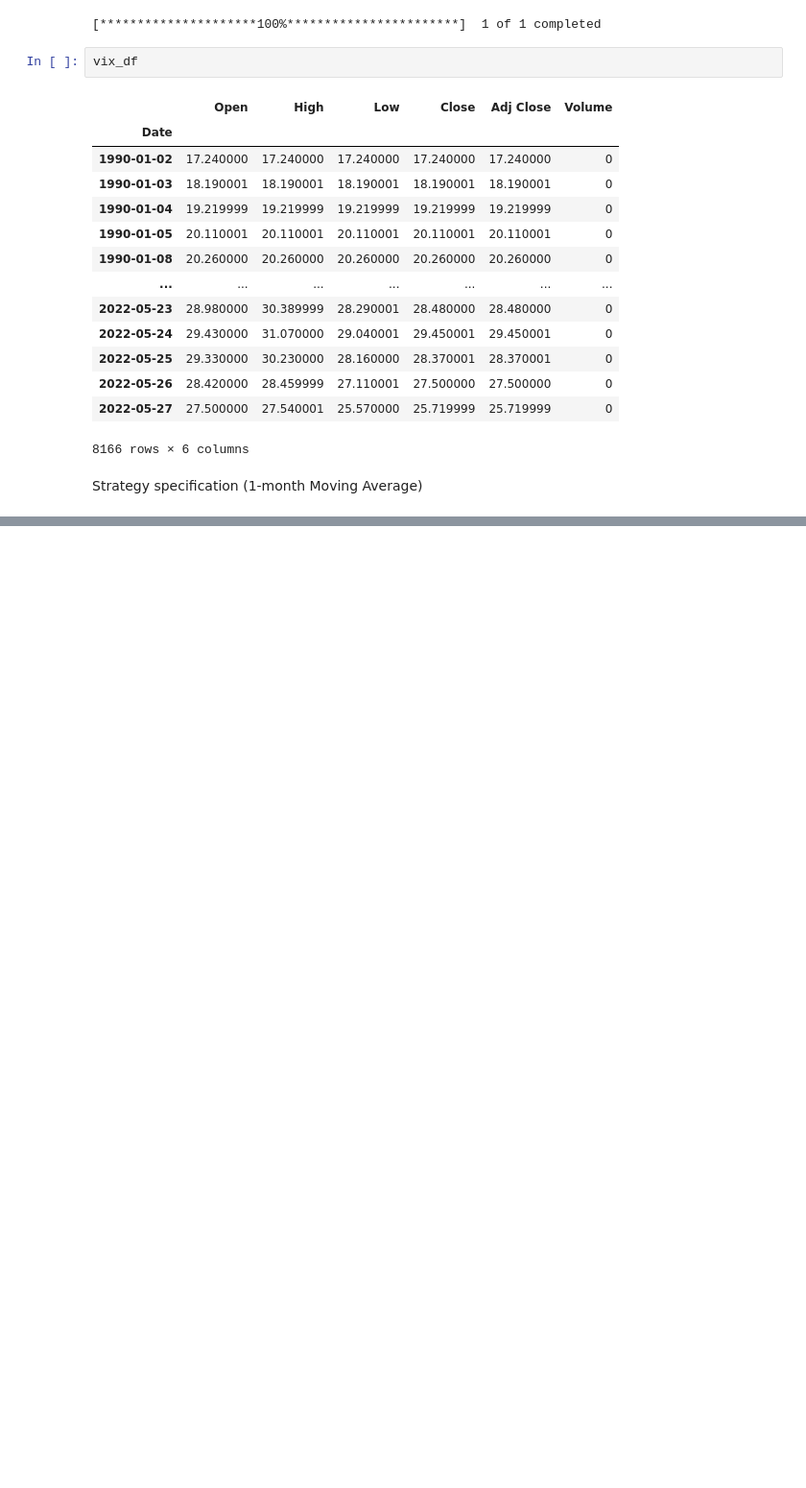
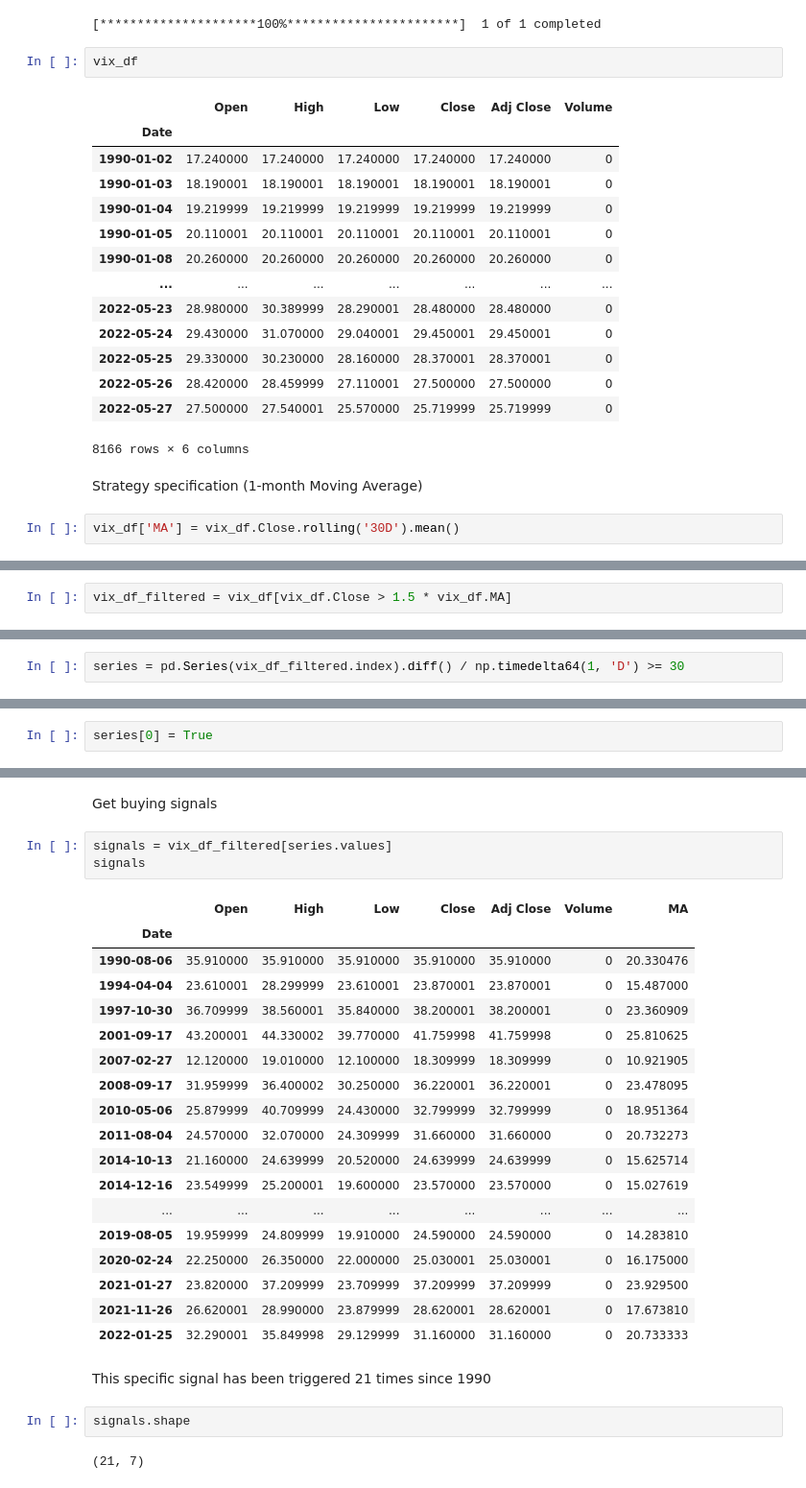
Before and after one commit to atkrish0/quantfin, a Jupyter notebook: JPM 'Surefire' Strat/JPM_Surefire.ipynb, the cells around one changed output, grey strips where cells are left out. Shown at 96% size. Saved outputs shown, nothing was run; the diff lists cells and outputs as text; blank space fills up the shorter version.

```diff
--- a/JPM 'Surefire' Strat/JPM_Surefire.ipynb
+++ b/JPM 'Surefire' Strat/JPM_Surefire.ipynb
@@ -33,3 +33,5 @@ vix_df
 8166 rows × 6 columns
 # %% [markdown]
 Strategy specification (1-month Moving Average)
+# %%
+vix_df['MA'] = vix_df.Close.rolling('30D').mean()
@@ -35,0 +57,2 @@ Strategy specification (1-month Moving Average)
+# %%
+vix_df_filtered = vix_df[vix_df.Close > 1.5 * vix_df.MA]
@@ -35,0 +142,2 @@ Strategy specification (1-month Moving Average)
+# %%
+series = pd.Series(vix_df_filtered.index).diff() / np.timedelta64(1, 'D') >= 30
@@ -35,0 +146,2 @@ Strategy specification (1-month Moving Average)
+# %%
+series[0] = True
@@ -35,0 +163,30 @@ Strategy specification (1-month Moving Average)
+# %% [markdown]
+Get buying signals
+# %%
+signals = vix_df_filtered[series.values]
+signals
+# %% [output]
+|  | Open | High | Low | Close | Adj Close | Volume | MA |
+| Date |  |  |  |  |  |  |  |
+| 1990-08-06 | 35.910000 | 35.910000 | 35.910000 | 35.910000 | 35.910000 | 0 | 20.330476 |
+| 1994-04-04 | 23.610001 | 28.299999 | 23.610001 | 23.870001 | 23.870001 | 0 | 15.487000 |
+| 1997-10-30 | 36.709999 | 38.560001 | 35.840000 | 38.200001 | 38.200001 | 0 | 23.360909 |
+| 2001-09-17 | 43.200001 | 44.330002 | 39.770000 | 41.759998 | 41.759998 | 0 | 25.810625 |
+| 2007-02-27 | 12.120000 | 19.010000 | 12.100000 | 18.309999 | 18.309999 | 0 | 10.921905 |
+| 2008-09-17 | 31.959999 | 36.400002 | 30.250000 | 36.220001 | 36.220001 | 0 | 23.478095 |
+| 2010-05-06 | 25.879999 | 40.709999 | 24.430000 | 32.799999 | 32.799999 | 0 | 18.951364 |
+| 2011-08-04 | 24.570000 | 32.070000 | 24.309999 | 31.660000 | 31.660000 | 0 | 20.732273 |
+| 2014-10-13 | 21.160000 | 24.639999 | 20.520000 | 24.639999 | 24.639999 | 0 | 15.625714 |
+| 2014-12-16 | 23.549999 | 25.200001 | 19.600000 | 23.570000 | 23.570000 | 0 | 15.027619 |
+| ... | ... | ... | ... | ... | ... | ... | ... |
+| 2019-08-05 | 19.959999 | 24.809999 | 19.910000 | 24.590000 | 24.590000 | 0 | 14.283810 |
+| 2020-02-24 | 22.250000 | 26.350000 | 22.000000 | 25.030001 | 25.030001 | 0 | 16.175000 |
+| 2021-01-27 | 23.820000 | 37.209999 | 23.709999 | 37.209999 | 37.209999 | 0 | 23.929500 |
+| 2021-11-26 | 26.620001 | 28.990000 | 23.879999 | 28.620001 | 28.620001 | 0 | 17.673810 |
+| 2022-01-25 | 32.290001 | 35.849998 | 29.129999 | 31.160000 | 31.160000 | 0 | 20.733333 |
+# %% [markdown]
+This specific signal has been triggered 21 times since 1990
+# %%
+signals.shape
+# %% [output]
+(21, 7)
```
Also changed, not shown: parts of 13 cells of this notebook, 2 other files.
